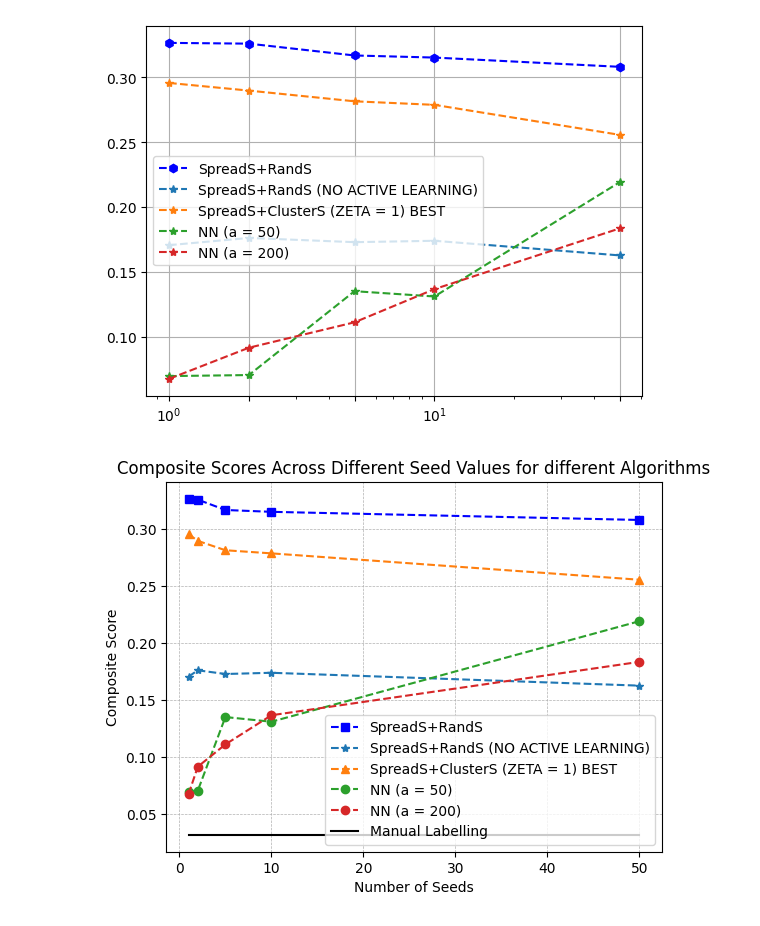
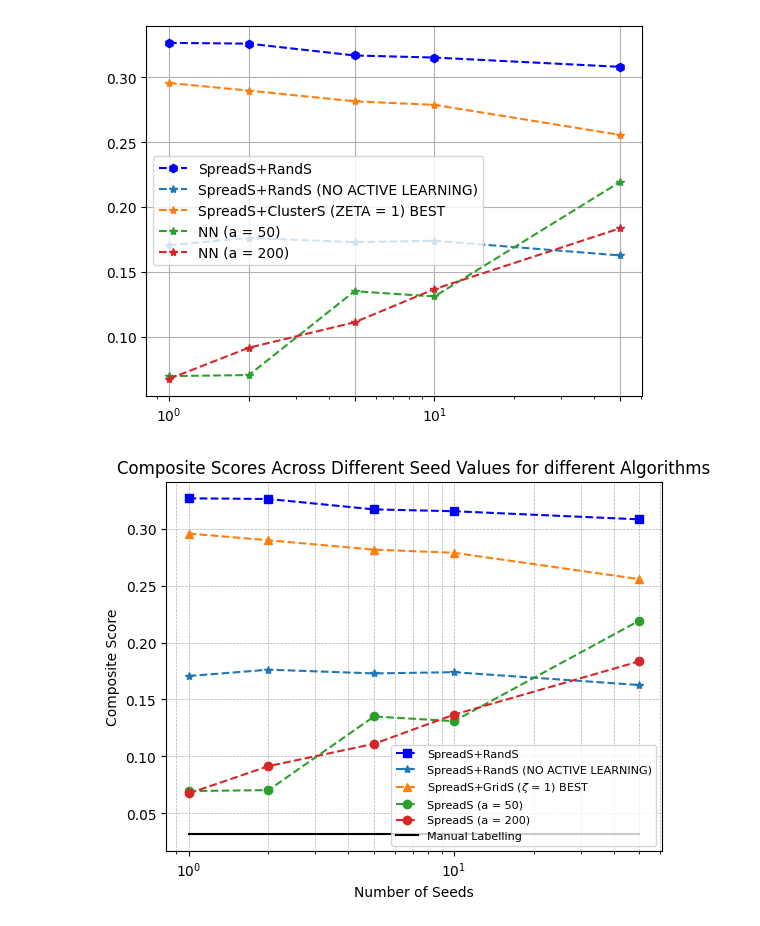
Before and after one commit to dc250601/ELSA, a Jupyter notebook: ANALYSIS/Analysis.ipynb, the cells around one changed output. Saved outputs shown, nothing was run; the diff lists cells and outputs as text; code cells hidden in the pictures.

```diff
--- a/ANALYSIS/Analysis.ipynb
+++ b/ANALYSIS/Analysis.ipynb
@@ -512,36 +546,36 @@ gm_scores_a_200 = {
 # plt.figure(figsize=(10, 6))
 
 # Set logarithmic scale
-# plt.yscale("log")
+plt.xscale("log")
 
 # Plotting ELSA BASE
 plt.plot(list(score_base.keys()), list(score_base.values()), marker='s', linestyle='--', color='b', label="SpreadS+RandS")
 
 # Plotting ELSA No Ac
 plt.plot(list(score_elsa_noac.keys()), list(score_elsa_noac.values()), marker='*', linestyle='--', label="SpreadS+RandS (NO ACTIVE LEARNING)")
 
 # Plotting ELSA 2 Component
-plt.plot(list(score_2c.keys()), list(score_2c.values()), marker='^', linestyle='--', label="SpreadS+ClusterS (ZETA = 1) BEST")
+plt.plot(list(score_2c.keys()), list(score_2c.values()), marker='^', linestyle='--', label=r"SpreadS+GridS ($\zeta$ = 1) BEST")
 
 # Plotting NN (a = 50)
-plt.plot(list(gm_scores_a_50.keys()), list(gm_scores_a_50.values()), marker='o', linestyle='--', label="NN (a = 50)")
+plt.plot(list(gm_scores_a_50.keys()), list(gm_scores_a_50.values()), marker='o', linestyle='--', label="SpreadS (a = 50)")
 
 # Plotting NN (a = 200)
-plt.plot(list(gm_scores_a_200.keys()), list(gm_scores_a_200.values()), marker='o', linestyle='--', label="NN (a = 200)")
+plt.plot(list(gm_scores_a_200.keys()), list(gm_scores_a_200.values()), marker='o', linestyle='--', label="SpreadS (a = 200)")
 
 ### Manual Labelling ...
 plt.plot([1,2,5,10,50],[0.0316,0.0316,0.0316,0.0316,0.0316],c="black", label="Manual Labelling")
 
 # Customize the plot
-plt.legend()
+plt.legend(loc = "lower right", prop={'size': 8})
 plt.grid(True, which="both", linestyle='--', linewidth=0.5)  # Add grid for both major and minor ticks
 plt.xlabel("Number of Seeds")
 plt.ylabel("Composite Score")
 plt.title("Composite Scores Across Different Seed Values for different Algorithms")
 
 # Show plot
 # plt.show()
 plt.savefig("Plot2.pdf")
 # Explicitly set the ticks for the x-axis
 # %% [output]
-[figure, old version]
+[figure, new version]
```
Also changed, not shown: parts of 7 cells of this notebook, 2 other files.
